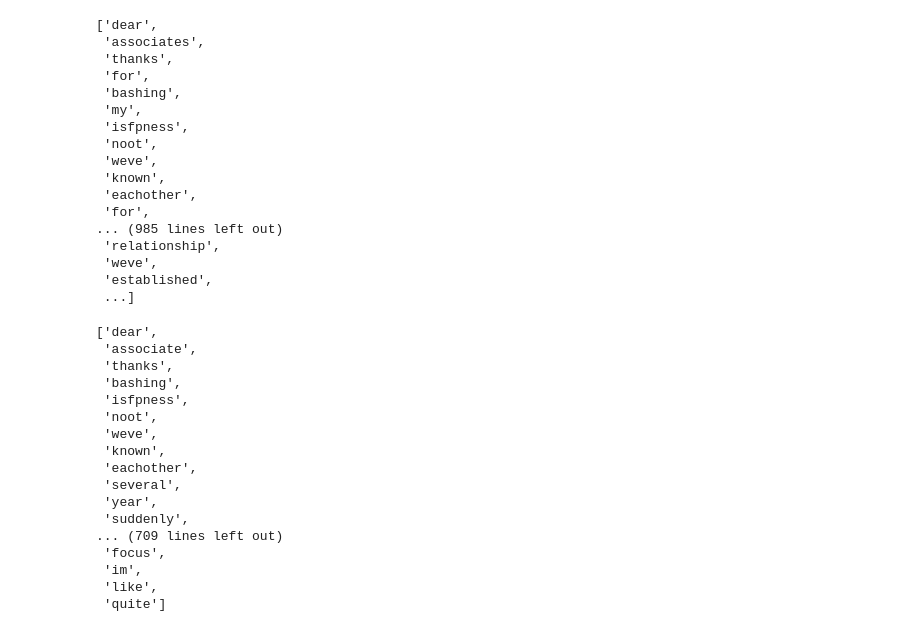
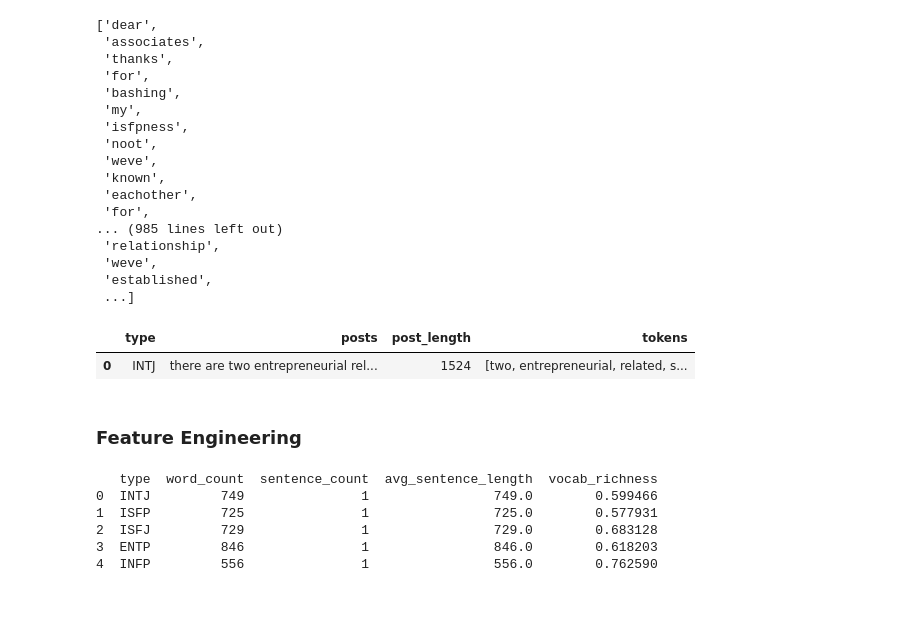
Before and after one commit to wambuiGicheha/MBTI, a Jupyter notebook: index.ipynb, the cells around one changed output. Cells and saved outputs as stored; diff of their text form; code cells hidden in the pictures; blank space fills up the shorter version.

Commit message:
feature enginering : extract basic text features

```diff
--- a/index.ipynb
+++ b/index.ipynb
@@ -183,22 +182,32 @@ from nltk.stem import WordNetLemmatizer
 lemmatizer = WordNetLemmatizer()
 mbti_data['tokens'] = mbti_data['tokens'].apply(lambda x: [lemmatizer.lemmatize(word) for word in x])
 # %%
-mbti_data['tokens'][1]
+mbti_data.head(1)
 # %% [output]
-['dear',
- 'associate',
- 'thanks',
- 'bashing',
- 'isfpness',
- 'noot',
- 'weve',
- 'known',
- 'eachother',
- 'several',
- 'year',
- 'suddenly',
-... (709 lines left out)
- 'focus',
- 'im',
- 'like',
- 'quite']
+|  | type | posts | post_length | tokens |
+| 0 | INTJ | there are two entrepreneurial rel... | 1524 | [two, entrepreneurial, related, s... |
+# %% [markdown]
+### Feature Engineering
+# %%
+#extract basic text features
+from nltk.tokenize import sent_tokenize
+mbti_data['word_count'] = mbti_data['tokens'].apply(len)
+
+#add sentence count
+mbti_data['sentence_count'] = mbti_data['posts'].apply(lambda x: len(sent_tokenize(x)))
+
+# Add Average Sentence Length
+mbti_data['avg_sentence_length'] = mbti_data['word_count'] / mbti_data['sentence_count']
+
+# Add Vocabulary Richness (Unique Word Count)
+mbti_data['vocab_richness'] = mbti_data['tokens'].apply(lambda x: len(set(x)) / len(x) if len(x) > 0 else 0)
+
+# Check the updated DataFrame
+print(mbti_data[['type', 'word_count', 'sentence_count', 'avg_sentence_length', 'vocab_richness']].head())
+# %% [output]
+   type  word_count  sentence_count  avg_sentence_length  vocab_richness
+0  INTJ         749               1                749.0        0.599466
+1  ISFP         725               1                725.0        0.577931
+2  ISFJ         729               1                729.0        0.683128
+3  ENTP         846               1                846.0        0.618203
+4  INFP         556               1                556.0        0.762590
```
Also changed, not shown: parts of 1 cell of this notebook.
